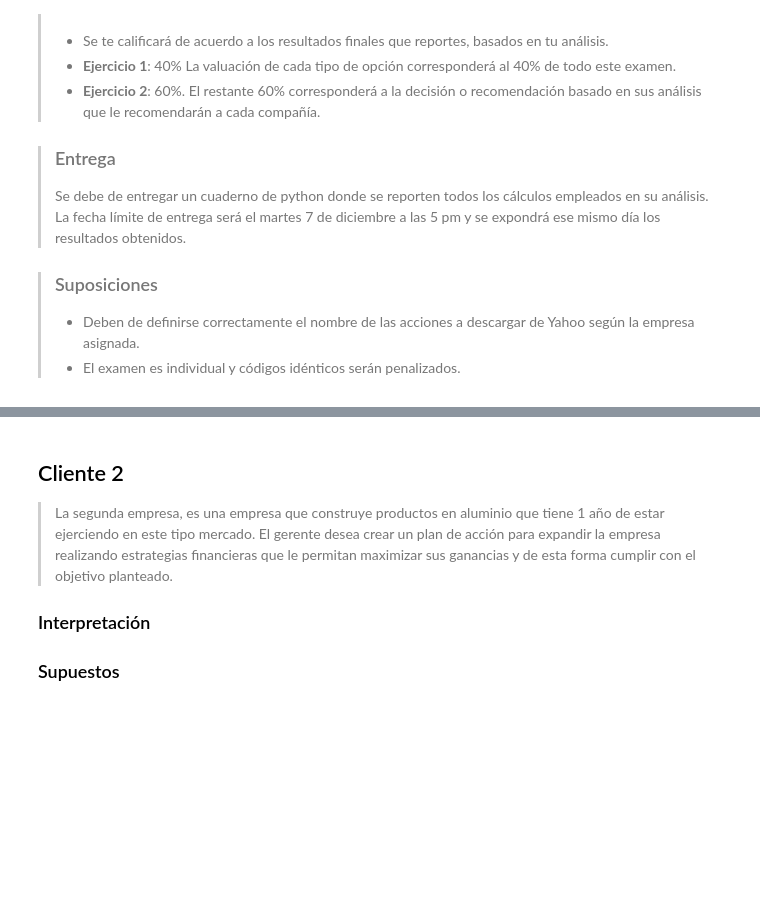
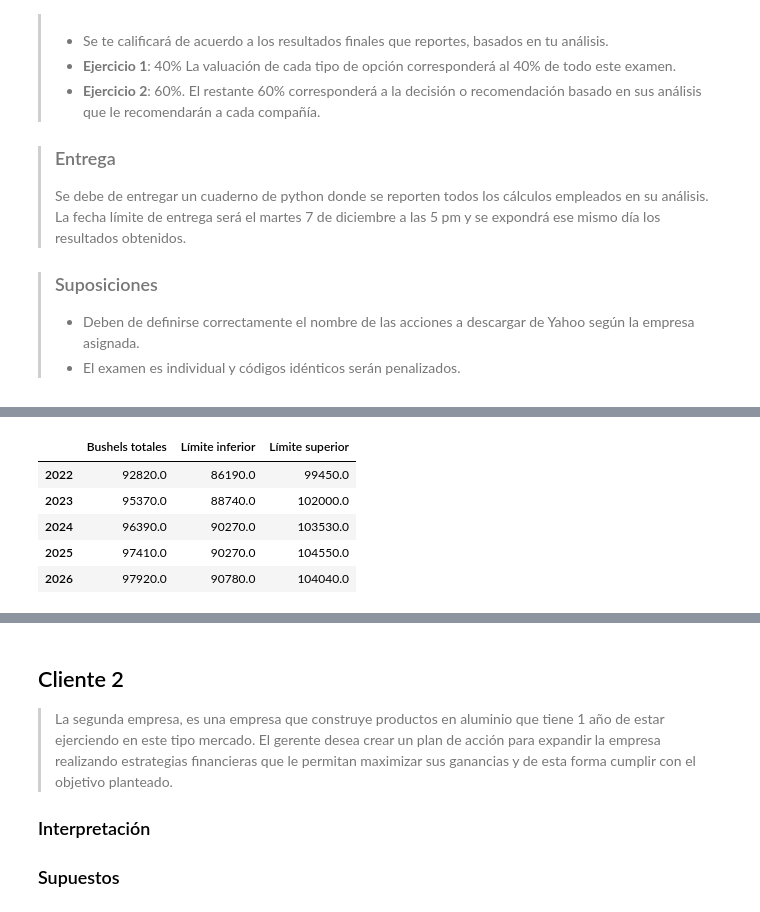
Before and after one commit to diegolazareno/Examen3_SPF, a Jupyter notebook: Examen_Tema3_DALopez.ipynb, the cells around one changed output, grey strips where cells are left out. Cells and saved outputs as stored; diff of their text form; code cells hidden in the pictures; blank space fills up the shorter version.

```diff
--- a/Examen_Tema3_DALopez.ipynb
+++ b/Examen_Tema3_DALopez.ipynb
@@ -132,0 +184,12 @@ def TimeSeriesPrediction(data, title, label, xlabel, ylabel, color, periods):
+# %%
+acres = 510
+harvestPred = acres * np.round(predictions)
+harvestPred.columns = ["Bushels totales", "Límite inferior", "Límite superior"]
+harvestPred
+# %% [output]
+|  | Bushels totales | Límite inferior | Límite superior |
+| 2022 | 92820.0 | 86190.0 | 99450.0 |
+| 2023 | 95370.0 | 88740.0 | 102000.0 |
+| 2024 | 96390.0 | 90270.0 | 103530.0 |
+| 2025 | 97410.0 | 90270.0 | 104550.0 |
+| 2026 | 97920.0 | 90780.0 | 104040.0 |
```
Also changed, not shown: parts of 9 cells of this notebook.
